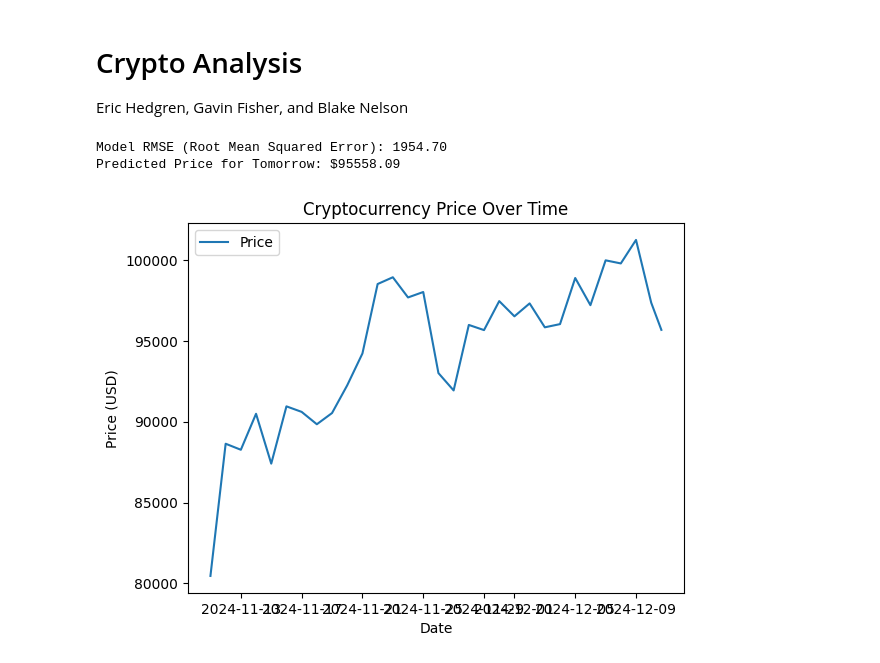
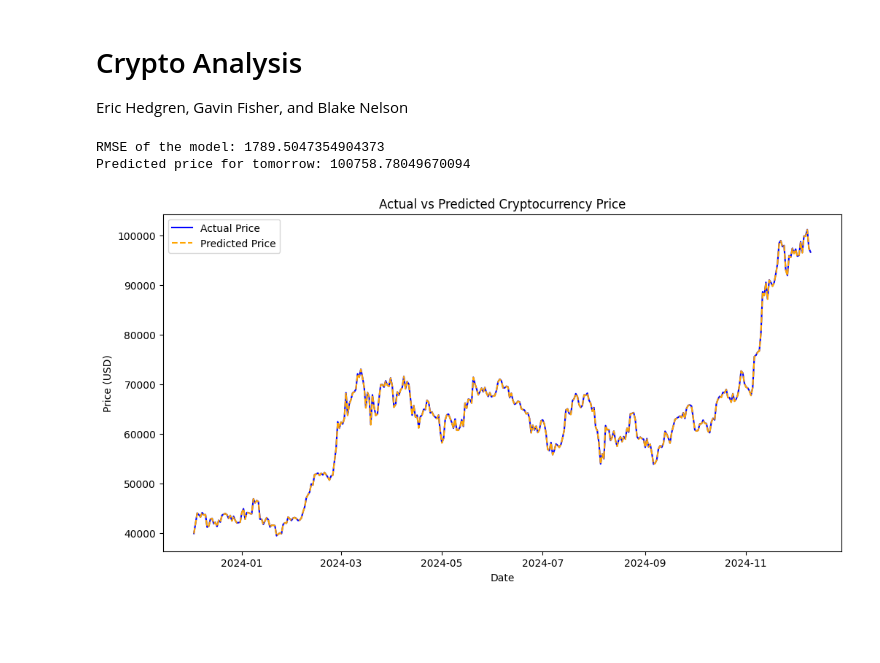
Before and after one commit to hedgreneric/CryptoAnalysis-DS3010, a Jupyter notebook: crypto_analysis.ipynb, the cells around one changed output. Cells and saved outputs as stored; diff of their text form; code cells hidden in the pictures; blank space fills up the shorter version.

```diff
--- a/crypto_analysis.ipynb
+++ b/crypto_analysis.ipynb
@@ -57,19 +59,27 @@ def plot_data(df):
     plt.title('Cryptocurrency Price Over Time')
     plt.legend()
     plt.show()
-# %%
-df = get_crypto_data('bitcoin', days=30)
-
-X, y = prepare_data(df)
-
-model, rmse, y_pred, y_test = train_model(X, y)
-print(f'Model RMSE (Root Mean Squared Error): {rmse:.2f}')
-
-tomorrow_price = predict_tomorrow(model, df)
-print(f'Predicted Price for Tomorrow: ${tomorrow_price:.2f}')
-
-plot_data(df)
-# %% [output]
-Model RMSE (Root Mean Squared Error): 1954.70
-Predicted Price for Tomorrow: $95558.09
-[figure, removed]
+# %%
+# Main script to demonstrate usage
+data = get_crypto_data()
+X_train, y_train, X_test, y_test, test_df = prepare_data(data)
+model, rmse, y_pred, y_test = train_model(X_train, y_train, X_test, y_test)
+predicted_price = predict_tomorrow(model, data)
+
+print(f"RMSE of the model: {rmse}")
+print(f"Predicted price for tomorrow: {predicted_price}")
+
+# Plot the data and predictions
+test_df['Predicted'] = y_pred
+plt.figure(figsize=(12, 6))
+plt.plot(test_df['timestamp'], test_df['price'], label='Actual Price', color='blue')
+plt.plot(test_df['timestamp'], test_df['Predicted'], label='Predicted Price', color='orange', linestyle='--')
+plt.xlabel('Date')
+plt.ylabel('Price (USD)')
+plt.title('Actual vs Predicted Cryptocurrency Price')
+plt.legend()
+plt.show()
+# %% [output]
+RMSE of the model: 1789.5047354904373
+Predicted price for tomorrow: 100758.78049670094
+[figure, added]
```
Also changed, not shown: parts of 1 cell of this notebook.
